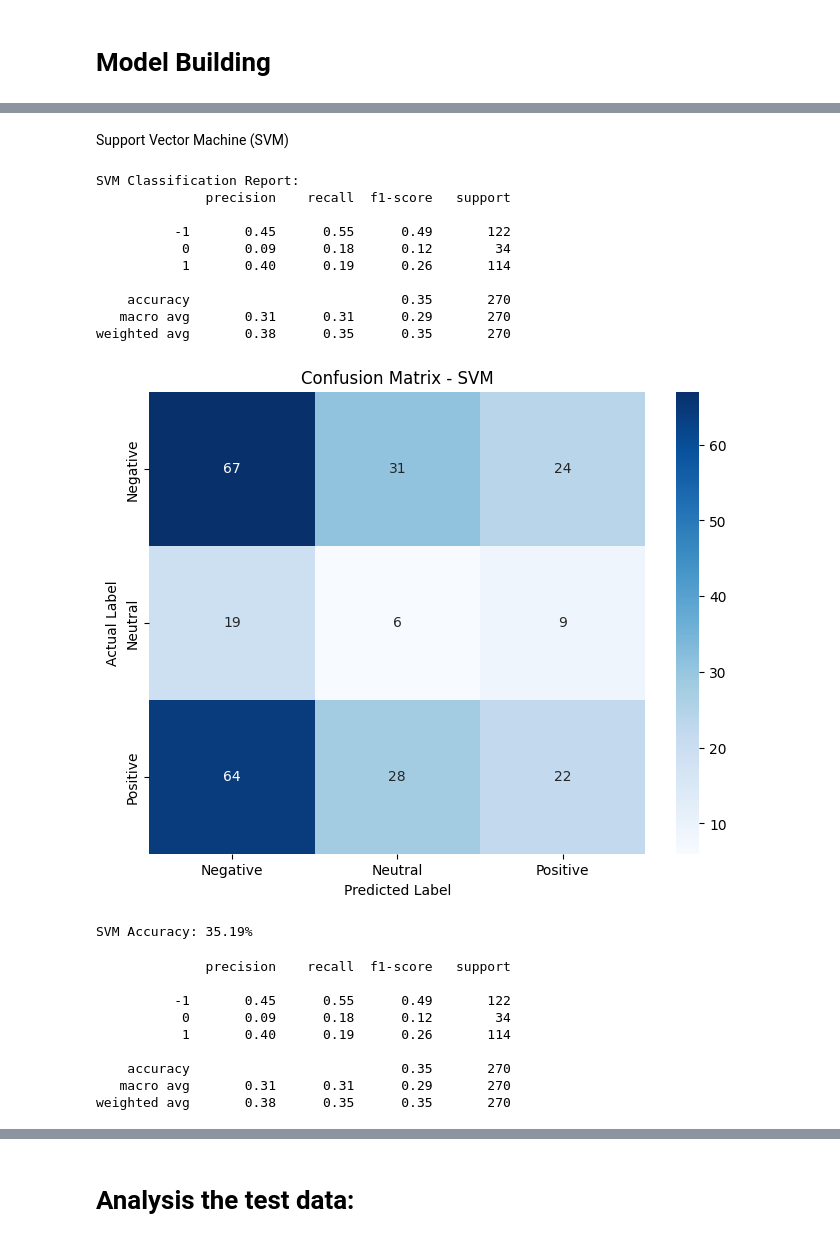
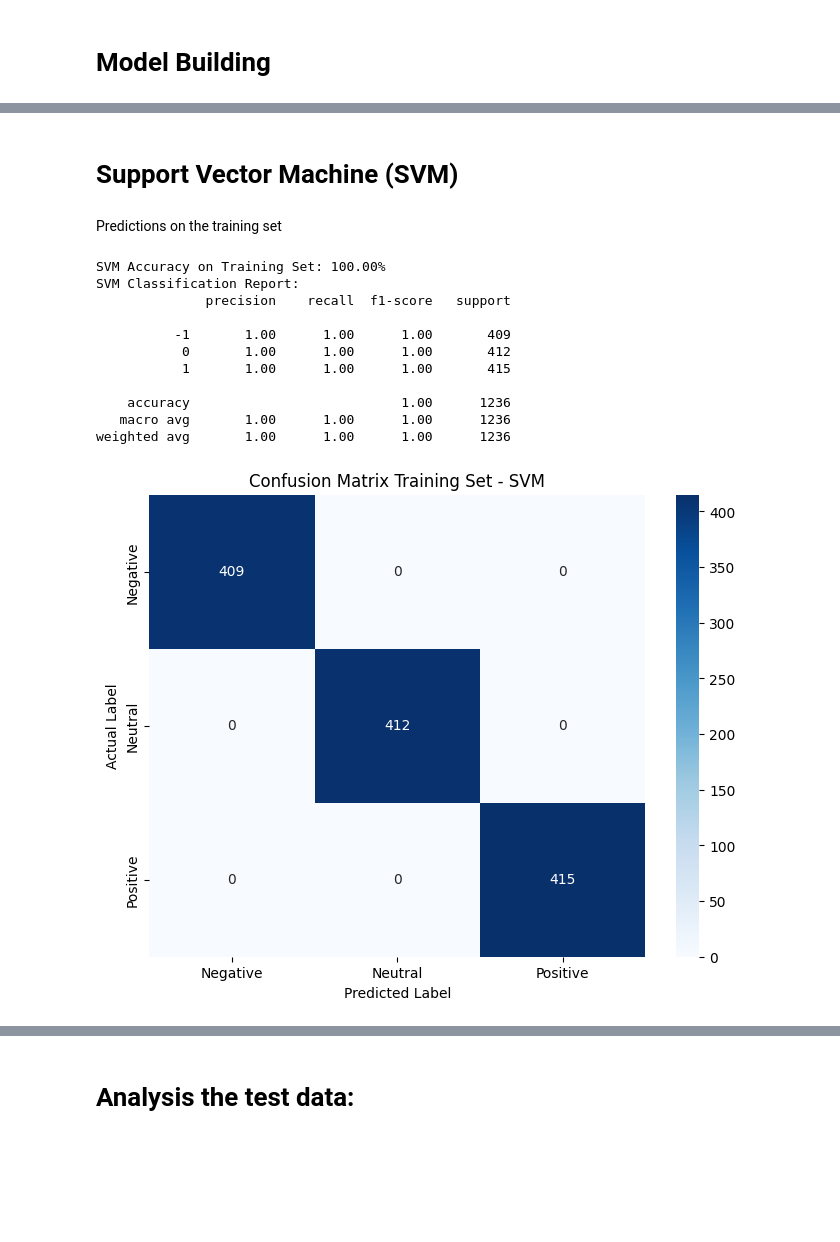
Before and after one commit to virenemmanuel/NLP-Sentiment-Analysis-on-Healthcare-Reviews, a Jupyter notebook: Sentiment.ipynb, the cells around one changed output, grey strips where cells are left out. Cells and saved outputs as stored; diff of their text form; code cells hidden in the pictures; blank space fills up the shorter version.

```diff
--- a/Sentiment.ipynb
+++ b/Sentiment.ipynb
@@ -109,4 +168,4 @@ Name: cleaned_review, Length: 900, dtype: object
 # %%
-df.loc[df['Rating'] > 3, 'Sentiment'] = '1'
-df.loc[df['Rating'] == 3, 'Sentiment'] = '0'
-df.loc[df['Rating'] < 3, 'Sentiment'] = '-1'
+# df.loc[df['Rating'] > 3, 'Sentiment'] = '1'
+# df.loc[df['Rating'] == 3, 'Sentiment'] ='0'
+# df.loc[df['Rating'] < 3, 'Sentiment'] = '-1'
@@ -256,2 +195,0 @@ weighted avg       1.00      1.00      1.00       180
-# %%
-df['Sentiment'] = pd.to_numeric(df['Sentiment'])
@@ -715,0 +234,12 @@ Length of y_train: 630
+# %%
+# Text vectorization using TF-IDF
+from sklearn.feature_extraction.text import TfidfVectorizer
+
+tfidf_vectorizer = TfidfVectorizer(max_features=5000) # Adjust max_features as needed
+X_tfidf = tfidf_vectorizer.fit_transform(X)
+# %%
+from imblearn.over_sampling import SMOTE
+
+# Apply SOMTE to the training data
+smote = SMOTE(random_state=42)
+X_new,y_new = smote.fit_resample(X_tfidf,y)
@@ -800,62 +490,42 @@ Naive Bayes Accuracy: 34.44%
 # %% [markdown]
-Support Vector Machine (SVM)
+# Support Vector Machine (SVM)
+# %% [markdown]
+Predictions on the training set
 # %%
 from sklearn.svm import SVC
 
 # Initialize SVM model
-svm_model = SVC(kernel='linear', class_weight='balanced', random_state=42)
-svm_model.fit(X_train_smote, y_train_smote)
+X_train, X_test, y_train, y_test = train_test_split(X_new, y_new, test_size=0.2, random_state=42)
+svm_model = SVC()
+svm_model.fit(X_train, y_train)
 
 # Make predictions on the test set
-y_pred_svm = svm_model.predict(X_test)
+y_pred_train = svm_model.predict(X_train)
 
 # Evaluate the model
-svm_accuracy = accuracy_score(y_test, y_pred_svm)
+svm_accuracy = accuracy_score(y_train, y_pred_train)
+print(f'SVM Accuracy on Training Set: {svm_accuracy * 100:.2f}%')
 print("SVM Classification Report:")
-print(classification_report(y_test, y_pred_svm))
+print(classification_report(y_train, y_pred_train))
 
 # Confusion Matrix
-conf_matrix_svm = confusion_matrix(y_test, y_pred_svm)
+conf_matrix_svm = confusion_matrix(y_train, y_pred_train)
 plt.figure(figsize=(8,6))
 sns.heatmap(conf_matrix_svm, annot=True, fmt='d', cmap='Blues', xticklabels=['Negative', 'Neutral', 'Positive'], yticklabels=['Negative', 'Neutral', 'Positive'])
 plt.ylabel('Actual Label')
 plt.xlabel('Predicted Label')
-plt.title('Confusion Matrix - SVM')
+plt.title('Confusion Matrix Training Set - SVM')
 plt.show()
-
-print(f'SVM Accuracy: {svm_accuracy * 100:.2f}%')
 # %% [output]
+SVM Accuracy on Training Set: 100.00%
 SVM Classification Report:
               precision    recall  f1-score   support
 
-          -1       0.45      0.55      0.49       122
-           0       0.09      0.18      0.12        34
-           1       0.40      0.19      0.26       114
+          -1       1.00      1.00      1.00       409
+           0       1.00      1.00      1.00       412
+           1       1.00      1.00      1.00       415
 
-    accuracy                           0.35       270
-   macro avg       0.31      0.31      0.29       270
-weighted avg       0.38      0.35      0.35       270
+    accuracy                           1.00      1236
+   macro avg       1.00      1.00      1.00      1236
+weighted avg       1.00      1.00      1.00      1236
-[figure, old version]
+[figure, new version]
-SVM Accuracy: 35.19%
-# %%
-from sklearn.metrics import classification_report, confusion_matrix
-
-# Initialize the Logistic Regression model with class_weight='balanced'
-model = LogisticRegression(class_weight='balanced', random_state=42)
-model.fit(X_train_smote, y_train_smote)
-
-# Make predictions on the test set
-y_pred = model.predict(X_test)
-
-# Evaluate the model performance
-print(classification_report(y_test, y_pred))
-# %% [output]
-              precision    recall  f1-score   support
-
-          -1       0.45      0.55      0.49       122
-           0       0.09      0.18      0.12        34
-           1       0.40      0.19      0.26       114
-
-    accuracy                           0.35       270
-   macro avg       0.31      0.31      0.29       270
-weighted avg       0.38      0.35      0.35       270
```
Also changed, not shown: parts of 99 cells of this notebook, 3 other files.
